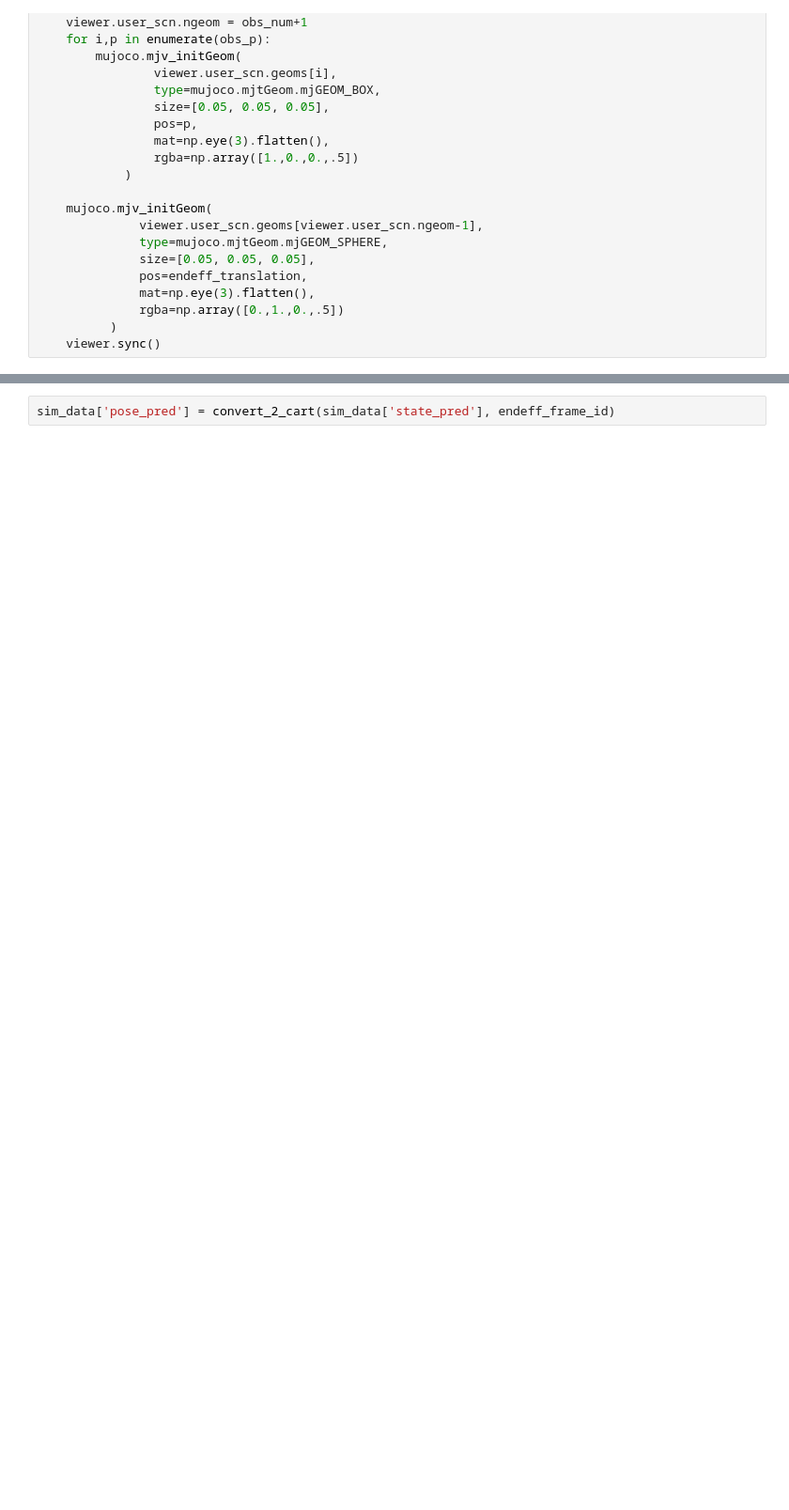
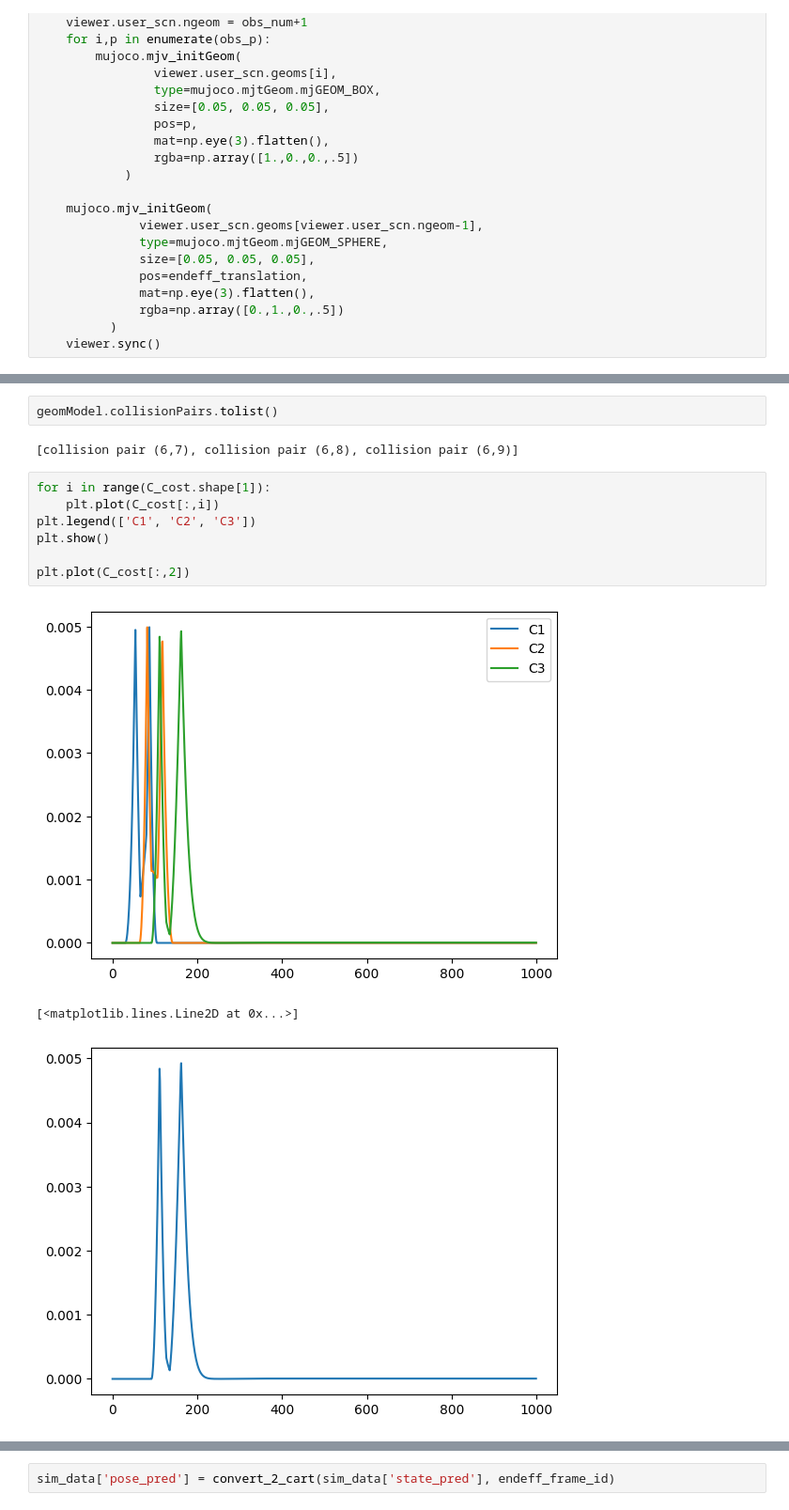
Before and after one commit to SarmadMehrdad/kuka_mujoco, a Jupyter notebook: obstacle_avoidance_mpc.ipynb, the cells around one changed output, grey strips where cells are left out. Shown at 94% size. Drawn from its saved outputs; the diff is of its cells as text; blank space fills up the shorter version.

```diff
--- a/obstacle_avoidance_mpc.ipynb
+++ b/obstacle_avoidance_mpc.ipynb
@@ -439,0 +763,15 @@ for i in range(sim_data['N_sim']):
+# %%
+geomModel.collisionPairs.tolist()
+# %% [output]
+[collision pair (6,7), collision pair (6,8), collision pair (6,9)]
+# %%
+for i in range(C_cost.shape[1]):
+    plt.plot(C_cost[:,i])
+plt.legend(['C1', 'C2', 'C3'])
+plt.show()
+
+plt.plot(C_cost[:,2])
+# %% [output]
+[figure, added]
+[<matplotlib.lines.Line2D at 0x...>]
+[figure, added]
```
Also changed, not shown: parts of 43 cells of this notebook.
